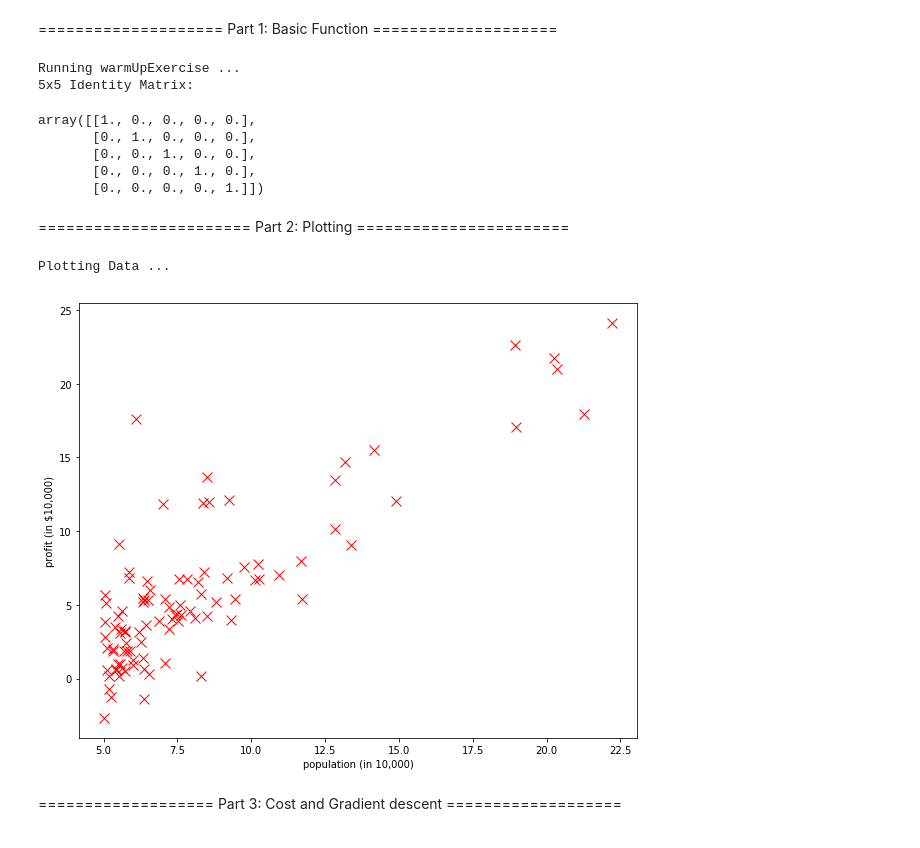
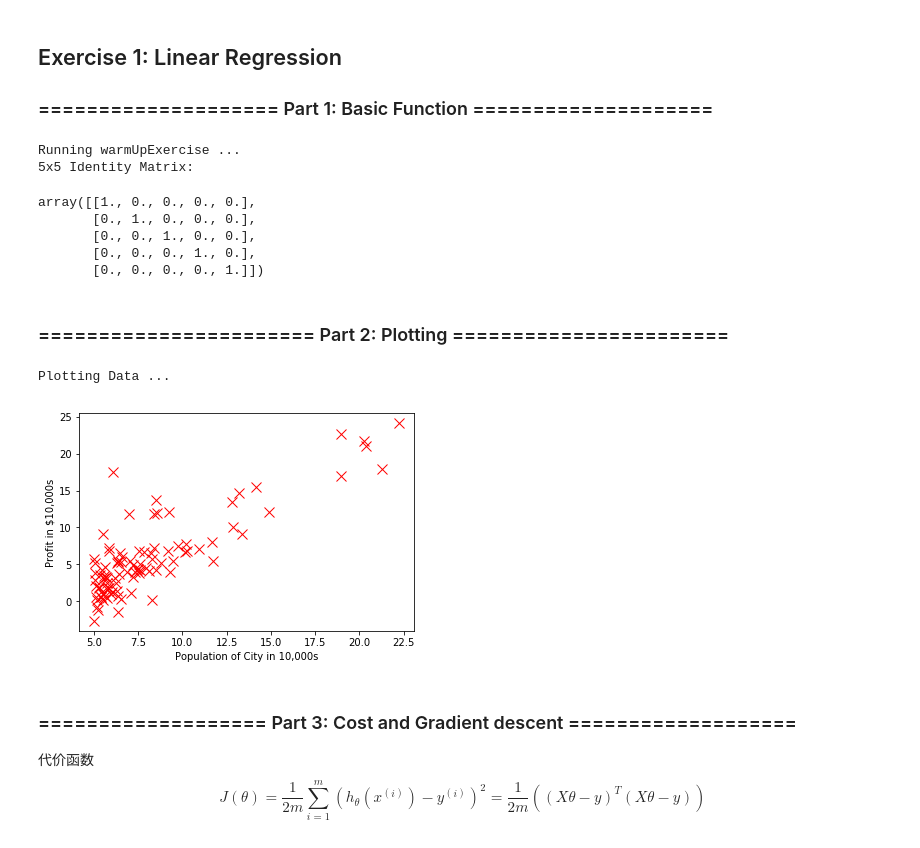
Before and after one commit to StevenPZChan/ml_dl_coursera_Andrew_Ng, a Jupyter notebook: machine-learning-ex1/ex1.ipynb, the cells around one changed output. Drawn from its saved outputs; the diff is of its cells as text; code cells hidden in the pictures.

```diff
--- a/machine-learning-ex1/ex1.ipynb
+++ b/machine-learning-ex1/ex1.ipynb
@@ -1,4 +1,5 @@
 # %% [markdown]
-==================== Part 1: Basic Function ====================
+## Exercise 1: Linear Regression
+### ==================== Part 1: Basic Function ====================
 # %%
 from ex1 import *
@@ -14,19 +15,20 @@ array([[1., 0., 0., 0., 0.],
        [0., 0., 0., 1., 0.],
        [0., 0., 0., 0., 1.]])
 # %% [markdown]
-======================= Part 2: Plotting =======================
+### ======================= Part 2: Plotting =======================
 # %%
 print('Plotting Data ...')
 import pandas as pd
 data = pd.read_csv('ex1data1.txt', header=None)
-X = data[0]
-y = data[1]
+X = data.iloc[:, 0]
+y = data.iloc[:, 1]
 m = len(y) # number of training examples
 
 # Plot Data
-plotData(X, y);
+plotData(X, y)
 # %% [output]
 Plotting Data ...
-[figure, old version]
+[figure, new version]
-# %% [markdown]
-=================== Part 3: Cost and Gradient descent ===================
+# %% [markdown]
+### =================== Part 3: Cost and Gradient descent ===================
+代价函数$$J(\theta) = \frac{1}{2m}\sum_{i=1}^{m}{\left(h_\theta(x^{(i)}) - y^{(i)}\right)^2} = \frac{1}{2m}\left((X\theta - y)^T(X\theta - y)\right)$$
```
Also changed, not shown: parts of 18 cells of this notebook, 33 other files.
